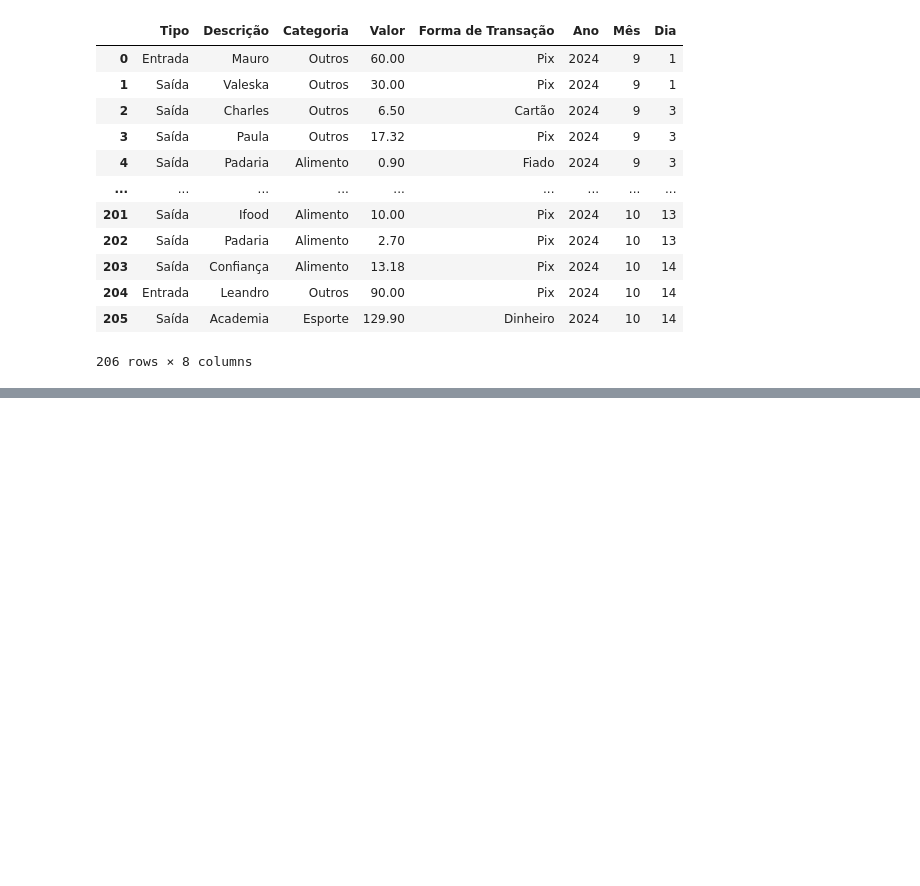
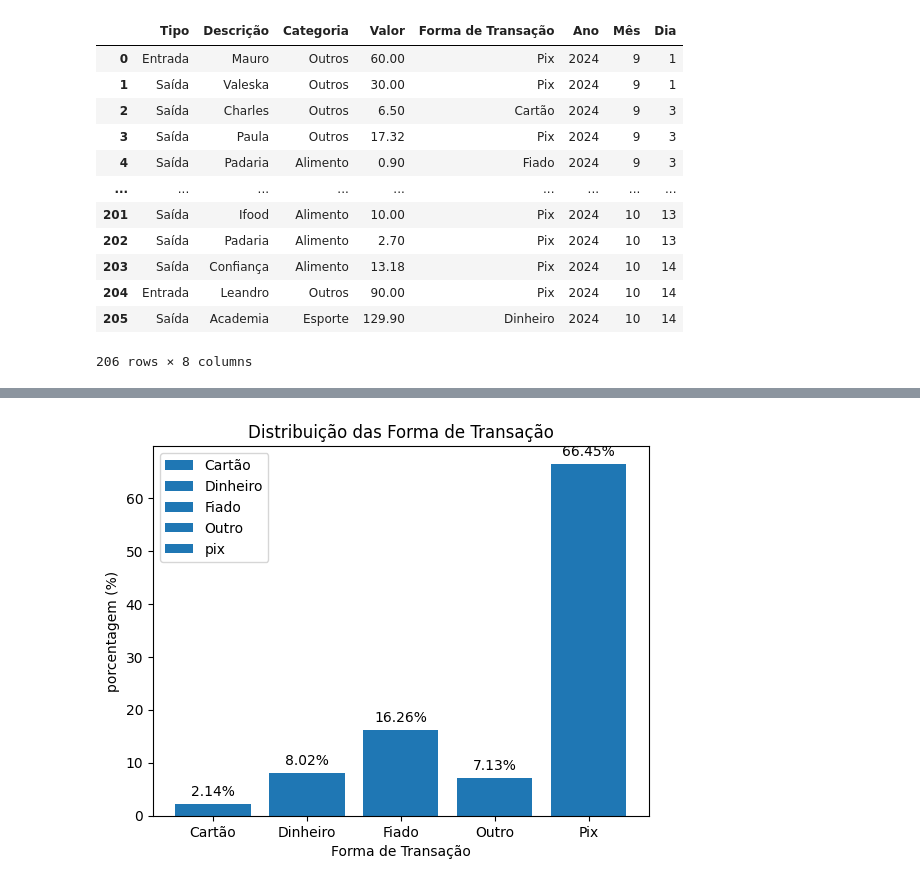
Before and after one commit to PauloQuirinoMN/ControleFinanceiro, a Jupyter notebook: analises.ipynb, the cells around one changed output, grey strips where cells are left out. Drawn from its saved outputs; the diff is of its cells as text; code cells hidden in the pictures; blank space fills up the shorter version.

Commit message:
Gráfico barras

```diff
--- a/analises.ipynb
+++ b/analises.ipynb
@@ -34,3 +34,6 @@ df
 | 204 | Entrada | Leandro | Outros | 90.00 | Pix | 2024 | 10 | 14 |
 | 205 | Saída | Academia | Esporte | 129.90 | Dinheiro | 2024 | 10 | 14 |
 206 rows × 8 columns
+# %%
+df_forma = df.groupby('Forma de Transação', as_index=False)['Valor'].sum()
+df_forma
@@ -36,0 +47,2 @@ df
+# %%
+total_forma = df_forma['Valor'].sum()
@@ -36,0 +51,3 @@ df
+# %%
+df_forma['porc'] = [round((valor /total_forma) * 100, 2) for valor in df_forma['Valor']]
+df_forma
@@ -36,0 +61,19 @@ df
+# %%
+# Criando gráfocos de barras
+plt.bar(df_forma['Forma de Transação'], df_forma['porc'], label=[f"{valor} : R$ {valor}" for tras, valor in zip(df_forma['Forma de Transação'], df_forma['Valor'])])
+
+# Exibindo a legenda no gráfico
+plt.legend(['Cartão', 'Dinheiro', 'Fiado', 'Outro', 'pix'])
+# Adicionando título e rótulos aos eixos
+plt.title("Distribuição das Forma de Transação")
+plt.xlabel("Forma de Transação")
+plt.ylabel("porcentagem (%)")
+
+# Adicionando os valores no topo de cada barra
+for index, value in enumerate(df_forma["porc"]):
+    plt.text(index, value + 1, f"{value}%",ha='center', va='bottom')
+
+# Exibindo o gráfico
+plt.show()
+# %% [output]
+[figure, added]
```
Also changed, not shown: parts of 3 cells of this notebook, 1 other file.
